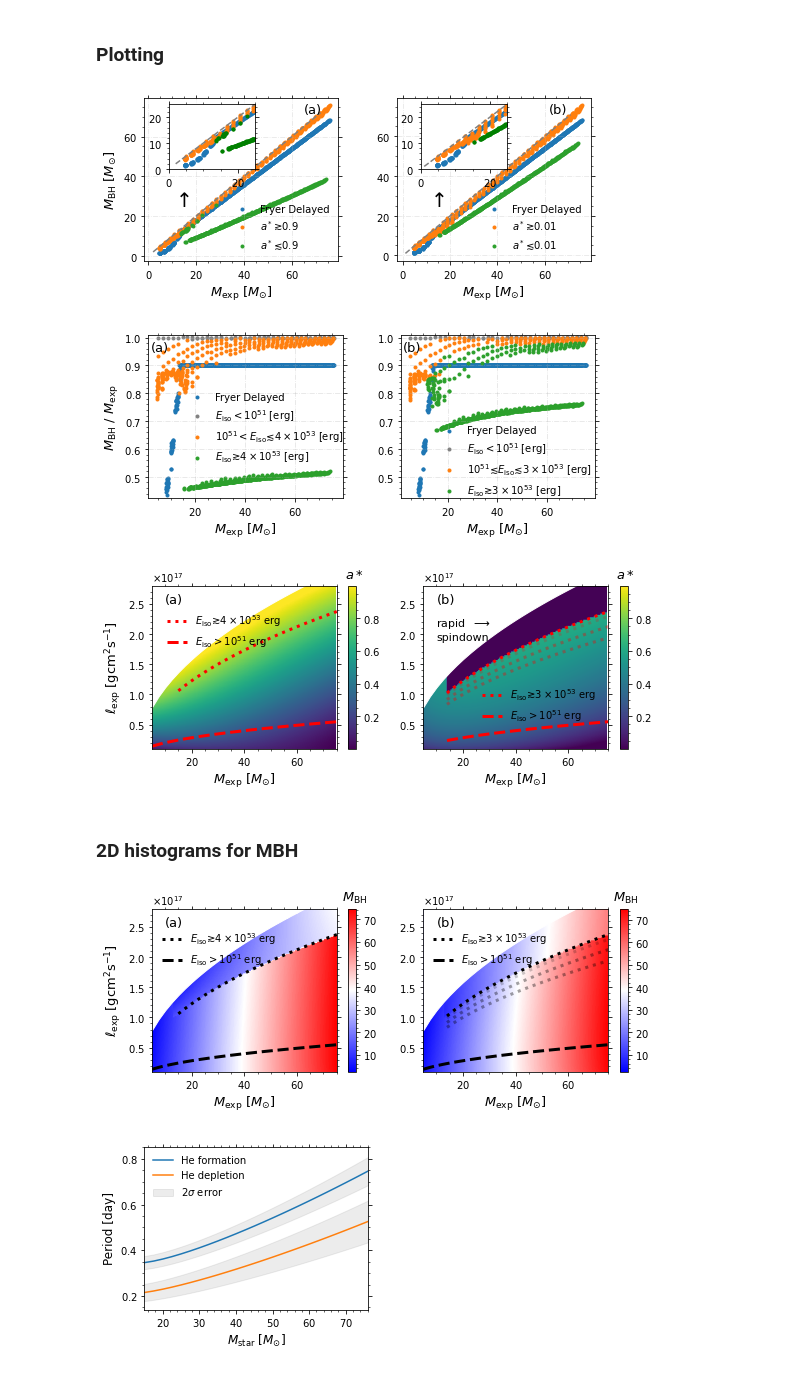
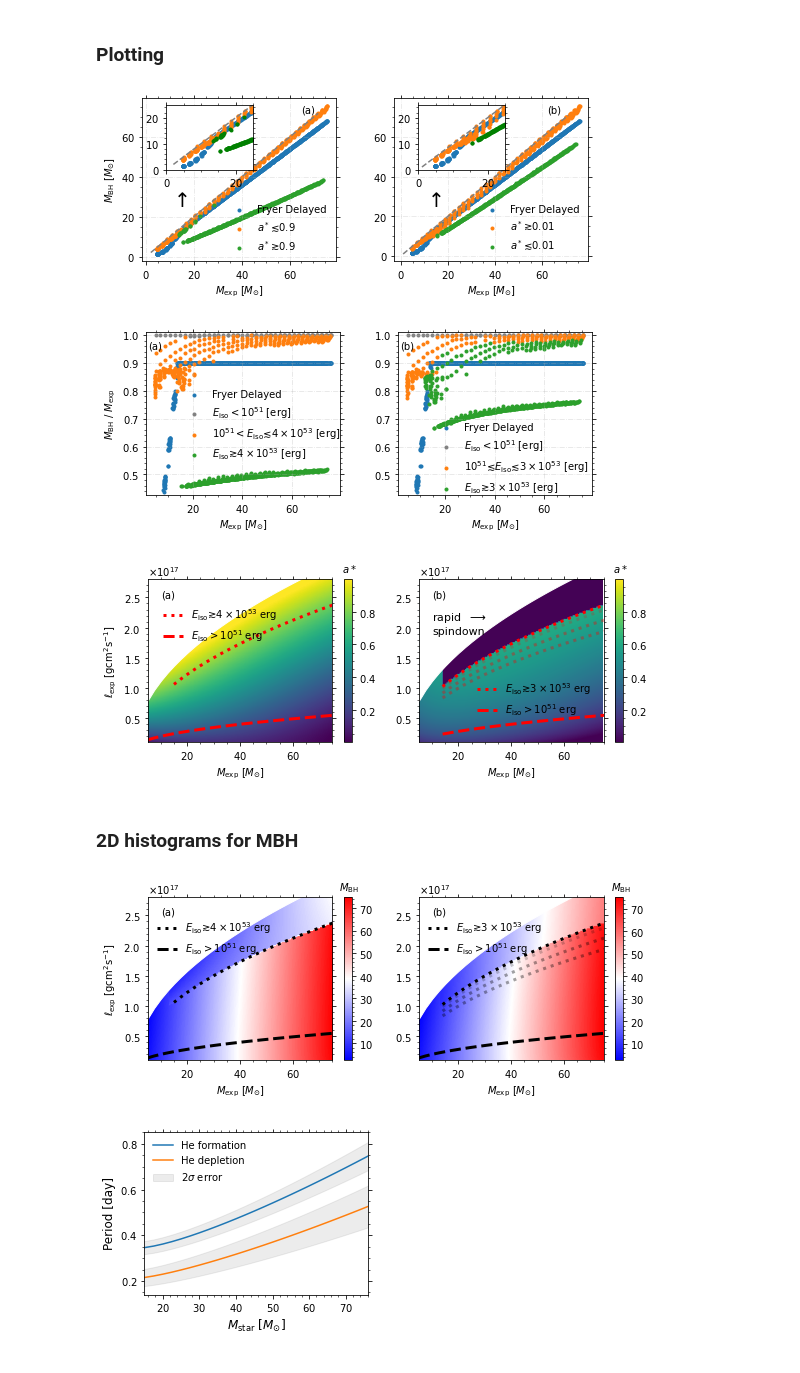
Before and after one commit to SohanGhodla/Collapsar-Formalism, a Jupyter notebook: Plots_Stellar_rotation_and_collapsars.ipynb, the cells around one changed output. Cells and saved outputs as stored; diff of their text form; code cells hidden in the pictures.

Commit message:
fixed typos in figure legend and notebooks

```diff
--- a/Plots_Stellar_rotation_and_collapsars.ipynb
+++ b/Plots_Stellar_rotation_and_collapsars.ipynb
@@ -9,7 +9,7 @@ import seaborn as sns
 import matplotlib
 import matplotlib.pyplot as plt
 from matplotlib.gridspec import GridSpec
-plt.style.use('./data_paper_4/mesa.mplstyle10')
+plt.style.use('./mesa.mplstyle10')
 # %%
 def Fryer_delayed(Mco, Mfinal):
     # --------------- calculate mass of the proto NS Mproto --------------
@@ -93,7 +93,7 @@ plt.scatter(dataNT[mask][mask1]['Mexp'], dataNT[mask][mask1]['Mbh'])#, z='Mbh')
 mask = dataNT["abh"] > .9
 plt.scatter(dataNT[mask]['Mexp'], dataNT[mask]['Mbh'])#, z='Mbh')
 
-plt.legend(['Fryer Delayed', '$a^* \gtrsim 0.9$', '$a^* \\lesssim 0.9$'], fontsize = 10, loc = 'lower right')# bbox_to_anchor=(0.1, 0.3, 0.5, 0.6))
+plt.legend(['Fryer Delayed', '$a^* \\lesssim 0.9$', '$a^* \\gtrsim 0.9$'], fontsize = 10, loc = 'lower right')# bbox_to_anchor=(0.1, 0.3, 0.5, 0.6))
 #
 x = np.arange(2,80, 10)
 y = x
@@ -141,35 +141,35 @@ mask = dataMAD["abh"] < .01
 plt.scatter(dataMAD[mask]['Mexp'], dataMAD[mask]['Mbh'])#, z='Mbh')
 
 plt.legend(['Fryer Delayed', '$a^* \gtrsim 0.01$', '$a^* \\lesssim 0.01$'],fontsize = 10, loc = 'lower right')#bbox_to_anchor=(0.1, 0.3, 0.5, 0.6))
 #
 x = np.arange(1,80, 10)
 y = x
 plt.text(62, 72, '(b)')
 # plt.title('MA accretion flow', pad = 10)
 plt.plot(x, y, linestyle = '--', color = 'gray')
 plt.xlabel('$M_{\\rm exp} \,\, [M_{\\odot}]$')
 plt.grid(linestyle = '-.', alpha = .3)
 plt.text(10, 25, '$\\uparrow$', fontsize = 20)
 
 ax3 = ax3 = plt.axes([.605, .55, .15, .3]) #left, bottom, width, height (range 0 to 1)
 ax3.scatter(dataMAD['Mexp'], MBH_Fryer, alpha = 0.8)#, z='Mbh')
 
 mask = dataMAD["abh"] >= 0.01
 mask1 = dataMAD[mask]['Mbh'] / dataMAD[mask]['Mexp'] < 1
 ax3.scatter(dataMAD[mask][mask1]['Mexp'], dataMAD[mask][mask1]['Mbh'])#, z='Mbh')
 
 mask = dataMAD["Mexp"] <= 25
 mask1 = dataMAD[mask]['abh'] < .01
 ax3.scatter(dataMAD[mask][mask1]['Mexp'], dataMAD[mask][mask1]['Mbh'], color = 'green')#, z='Mbh')
 ax3.plot(x[0:4], y[0:4], linestyle = '--', color = 'gray')
 ax3.set_xlim(0,25)
 ax3.set_ylim(0,25)
 
 
 # plt.ylabel('$M_{\\rm BH} \,\, [M_{\\odot}]$')
-plt.savefig('data_paper_4/Mexp_MBH.png')
+plt.savefig('./Mexp_MBH.png')
 # %% [output]
-[figure, old version]
+[figure, new version]
 # %%
 plt.figure(figsize = (8,3))
 gs = GridSpec(1, 2, wspace = 0.3)
@@ -241,9 +241,9 @@ plt.ylim(0.425,1.01)
 plt.text(2, 0.95, '(b)')
 plt.grid(linestyle = '-.', alpha =.35)
 
-plt.savefig('data_paper_4/Mexp_MBH_ratio.png')
+plt.savefig('./Mexp_MBH_ratio.png')
 # %% [output]
-[figure, old version]
+[figure, new version]
 # %%
 def transform_spin(x, y):
     df = pd.DataFrame()
@@ -425,9 +425,9 @@ plt.ylim(0.1e17,2.8*1e17)
 plt.text(10, 2.5e17, '(b)')
 plt.text(10, 1.9e17, 'rapid  $\\longrightarrow$ \nspindown', fontsize = 11)
 # plt.xscale('log')
-plt.savefig('data_paper_4/2D_hist_spin.png')
+plt.savefig('./2D_hist_spin.png')
 # %% [output]
-[figure, old version]
+[figure, new version]
 # %% [markdown]
 ### 2D histograms for MBH
 # %%
@@ -652,9 +652,9 @@ plt.xlim(5,75)
 plt.ylim(0.1e17,2.8*1e17)
 # plt.xscale('log')
 
-plt.savefig('data_paper_4/2D_hist_MBH.png')
+plt.savefig('./2D_hist_MBH.png')
 # %% [output]
-[figure, old version]
+[figure, new version]
 # %%
 rsun = 696340 *1e5  #in cm
 day_sec = 3600*24
```
Also changed, not shown: parts of 1 cell of this notebook, 2 other files.
